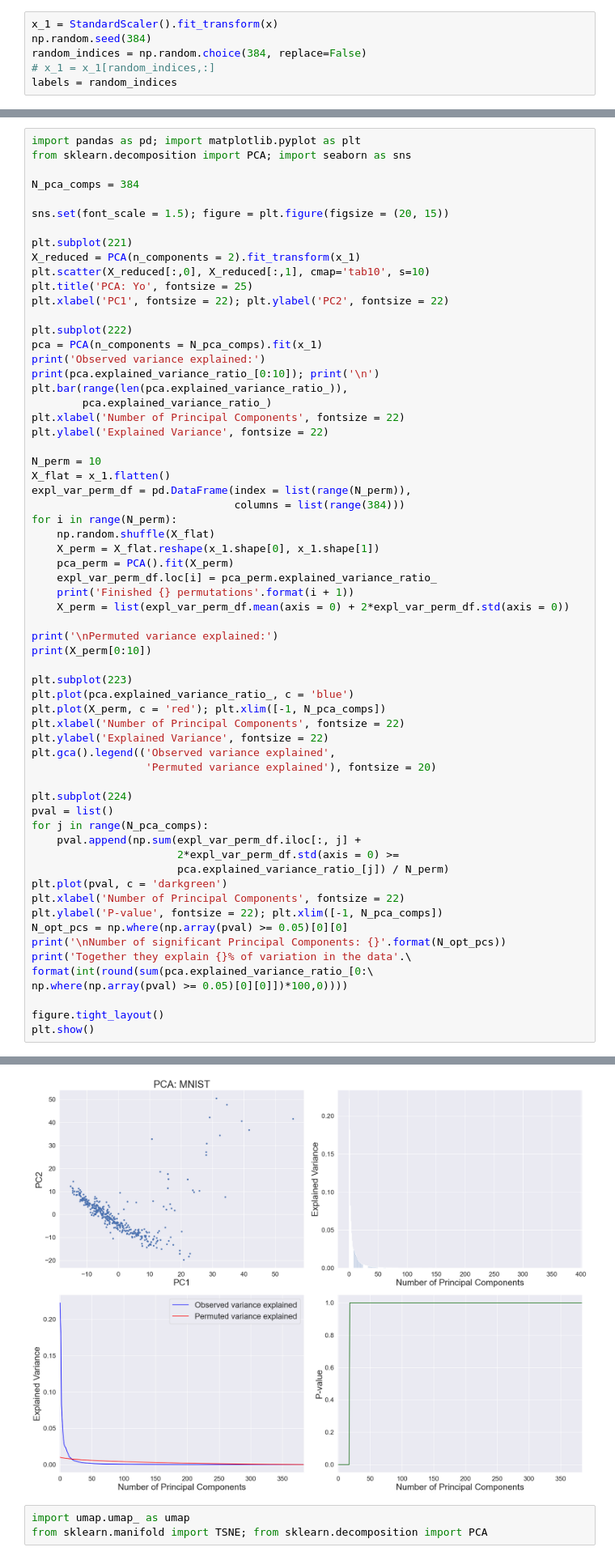
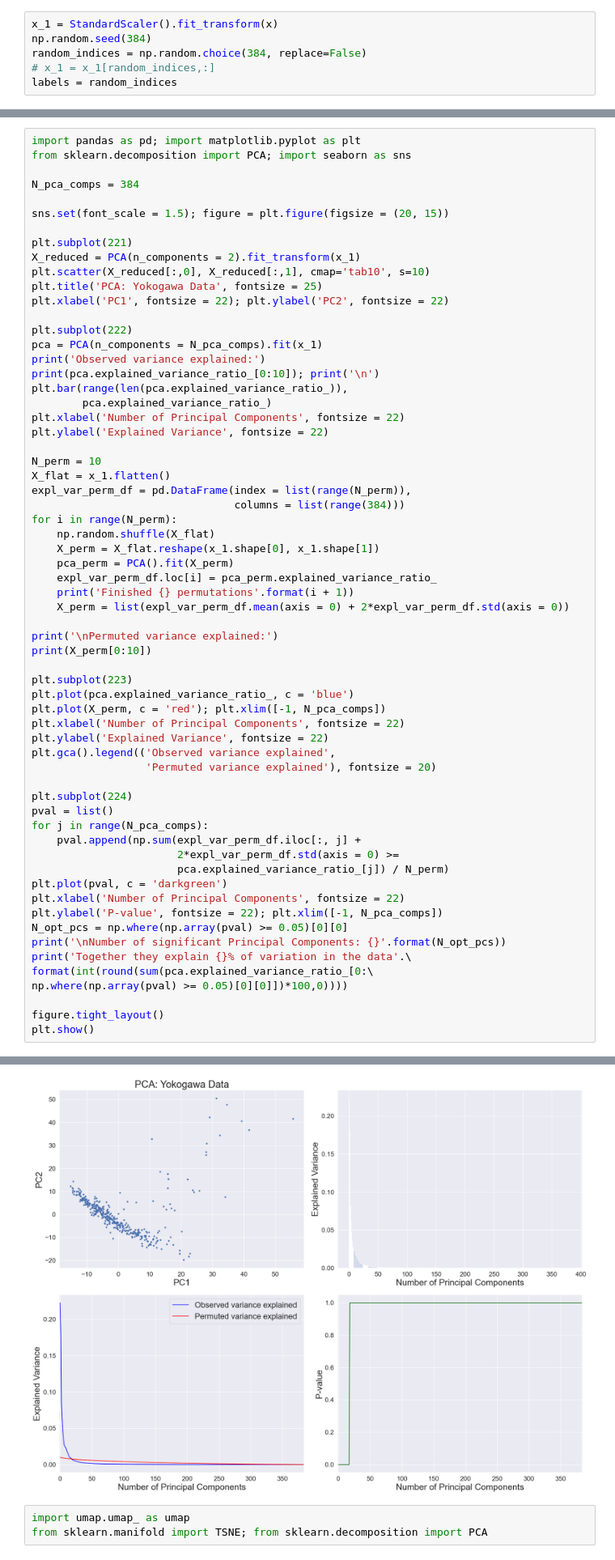
Before and after one commit to BharathiVeerasankar/Exploring-High-dimensional-Cell-painting-data, a Jupyter notebook: UMAP_&_tSNE.ipynb, the cells around one changed output, grey strips where cells are left out. Shown at 81% size. Drawn from its saved outputs; the diff is of its cells as text.

```diff
--- a/UMAP_&_tSNE.ipynb
+++ b/UMAP_&_tSNE.ipynb
@@ -50,7 +43,7 @@ sns.set(font_scale = 1.5); figure = plt.figure(figsize = (20, 15))
 plt.subplot(221)
 X_reduced = PCA(n_components = 2).fit_transform(x_1)
 plt.scatter(X_reduced[:,0], X_reduced[:,1], cmap='tab10', s=10)
-plt.title('PCA: Yo', fontsize = 25)
+plt.title('PCA: Yokogawa Data', fontsize = 25)
 plt.xlabel('PC1', fontsize = 22); plt.ylabel('PC2', fontsize = 22)
 
 plt.subplot(222)
@@ -123,4 +117,4 @@ Together they explain 84% of variation in the data
-[figure, old version]
+[figure, new version]
 # %%
 import umap.umap_ as umap
 from sklearn.manifold import TSNE; from sklearn.decomposition import PCA
```
Also changed, not shown: parts of 18 cells of this notebook.
